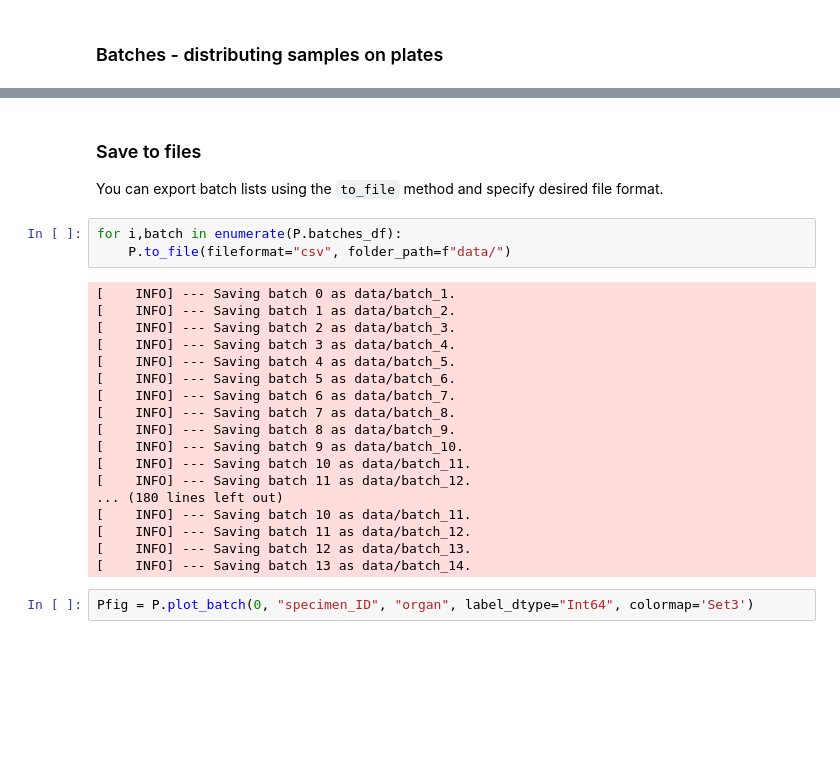
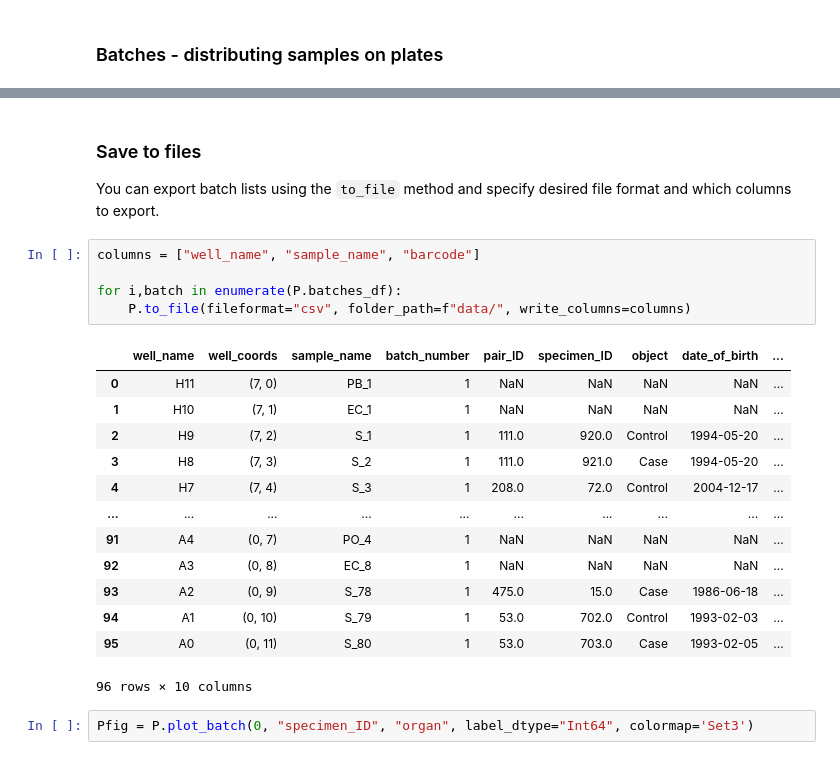
Before and after one commit to ssi-dk/CD-MRG-PlatePlanner, a Jupyter notebook: tutorial.ipynb, the cells around one changed output, grey strips where cells are left out. Drawn from its saved outputs; the diff is of its cells as text; blank space fills up the shorter version.

```diff
--- a/tutorial.ipynb
+++ b/tutorial.ipynb
@@ -96,27 +104,25 @@ P.create_batches(study_permuted)
 # %% [markdown]
 ### Save to files
-You can export batch lists using the `to_file` method and specify desired file format.
+You can export batch lists using the `to_file` method and specify desired file format and which columns to export.
 # %%
+columns = ["well_name", "sample_name", "barcode"]
+
 for i,batch in enumerate(P.batches_df):
-    P.to_file(fileformat="csv", folder_path=f"data/")
+    P.to_file(fileformat="csv", folder_path=f"data/", write_columns=columns)
 # %% [output]
+|  | well_name | well_coords | sample_name | batch_number | pair_ID | specimen_ID | object | date_of_birth | ... |
+| 0 | H11 | (7, 0) | PB_1 | 1 | NaN | NaN | NaN | NaN | ... |
+| 1 | H10 | (7, 1) | EC_1 | 1 | NaN | NaN | NaN | NaN | ... |
+| 2 | H9 | (7, 2) | S_1 | 1 | 111.0 | 920.0 | Control | 1994-05-20 | ... |
+| 3 | H8 | (7, 3) | S_2 | 1 | 111.0 | 921.0 | Case | 1994-05-20 | ... |
+| 4 | H7 | (7, 4) | S_3 | 1 | 208.0 | 72.0 | Control | 2004-12-17 | ... |
+| ... | ... | ... | ... | ... | ... | ... | ... | ... | ... |
+| 91 | A4 | (0, 7) | PO_4 | 1 | NaN | NaN | NaN | NaN | ... |
+| 92 | A3 | (0, 8) | EC_8 | 1 | NaN | NaN | NaN | NaN | ... |
+| 93 | A2 | (0, 9) | S_78 | 1 | 475.0 | 15.0 | Case | 1986-06-18 | ... |
+| 94 | A1 | (0, 10) | S_79 | 1 | 53.0 | 702.0 | Control | 1993-02-03 | ... |
+| 95 | A0 | (0, 11) | S_80 | 1 | 53.0 | 703.0 | Case | 1993-02-05 | ... |
-[    INFO] --- Saving batch 0 as data/batch_1.
-[    INFO] --- Saving batch 1 as data/batch_2.
-[    INFO] --- Saving batch 2 as data/batch_3.
-[    INFO] --- Saving batch 3 as data/batch_4.
-[    INFO] --- Saving batch 4 as data/batch_5.
-[    INFO] --- Saving batch 5 as data/batch_6.
-[    INFO] --- Saving batch 6 as data/batch_7.
-[    INFO] --- Saving batch 7 as data/batch_8.
-[    INFO] --- Saving batch 8 as data/batch_9.
-[    INFO] --- Saving batch 9 as data/batch_10.
-[    INFO] --- Saving batch 10 as data/batch_11.
-[    INFO] --- Saving batch 11 as data/batch_12.
-... (180 lines left out)
-[    INFO] --- Saving batch 10 as data/batch_11.
-[    INFO] --- Saving batch 11 as data/batch_12.
-[    INFO] --- Saving batch 12 as data/batch_13.
-[    INFO] --- Saving batch 13 as data/batch_14.
+96 rows × 10 columns
 # %%
 Pfig = P.plot_batch(0, "specimen_ID", "organ", label_dtype="Int64", colormap='Set3')
 # %% [output]
```
Also changed, not shown: parts of 1 cell of this notebook.
